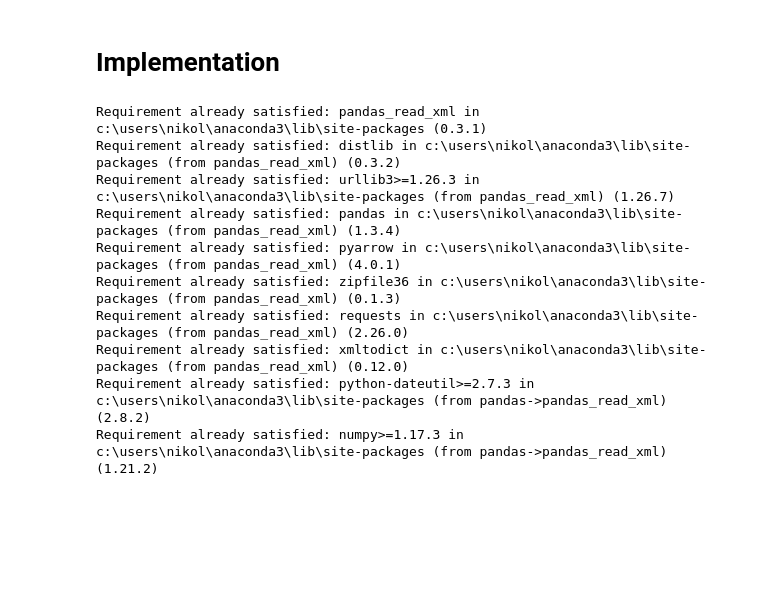
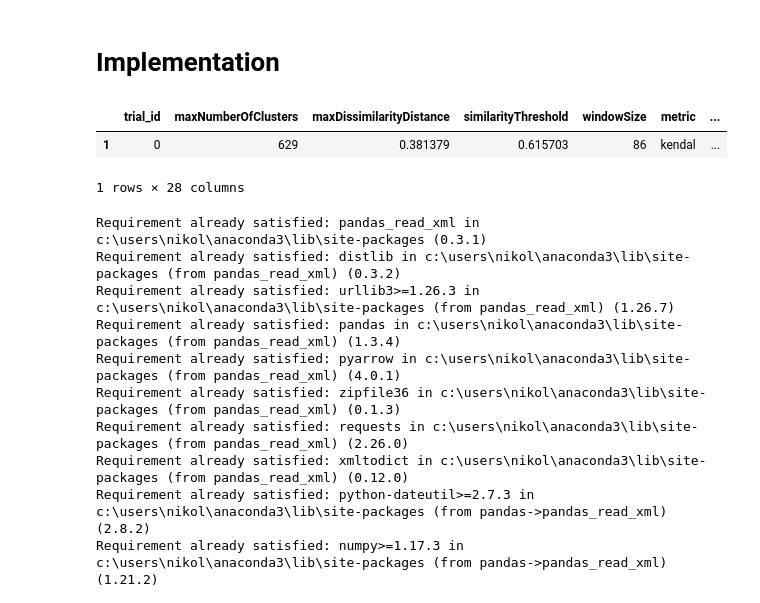
Before and after one commit to Nikoletos-K/WinnER, a Jupyter notebook: ToyDatasetJupyter.ipynb, the cells around one changed output. Cells and saved outputs as stored; diff of their text form; code cells hidden in the pictures; blank space fills up the shorter version.

```diff
--- a/ToyDatasetJupyter.ipynb
+++ b/ToyDatasetJupyter.ipynb
@@ -1,5 +1,15 @@
 # %% [markdown]
 # __Implementation__
+# %%
+import os
+p = os.path.abspath("src/optuna/eujacc_chars_3grams-cora_02091115.pkl")
+
+df = pd.read_pickle(p)
+df
+# %% [output]
+|  | trial_id | maxNumberOfClusters | maxDissimilarityDistance | similarityThreshold | windowSize | metric | ... |
+| 1 | 0 | 629 | 0.381379 | 0.615703 | 86 | kendal | ... |
+1 rows × 28 columns
 # %%
 !pip install pandas_read_xml
 # %% [output]
```
Also changed, not shown: 26 other files.
